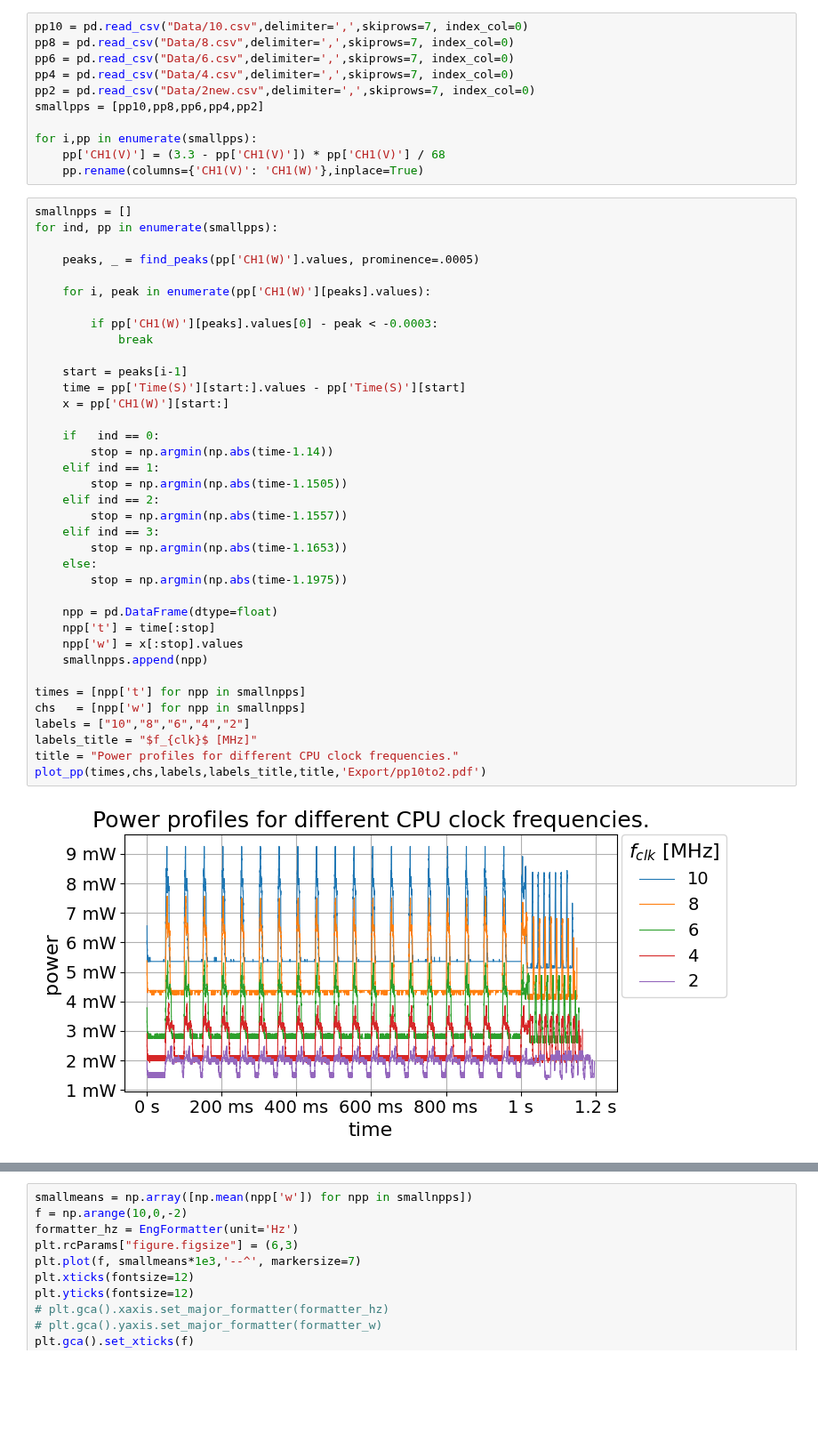
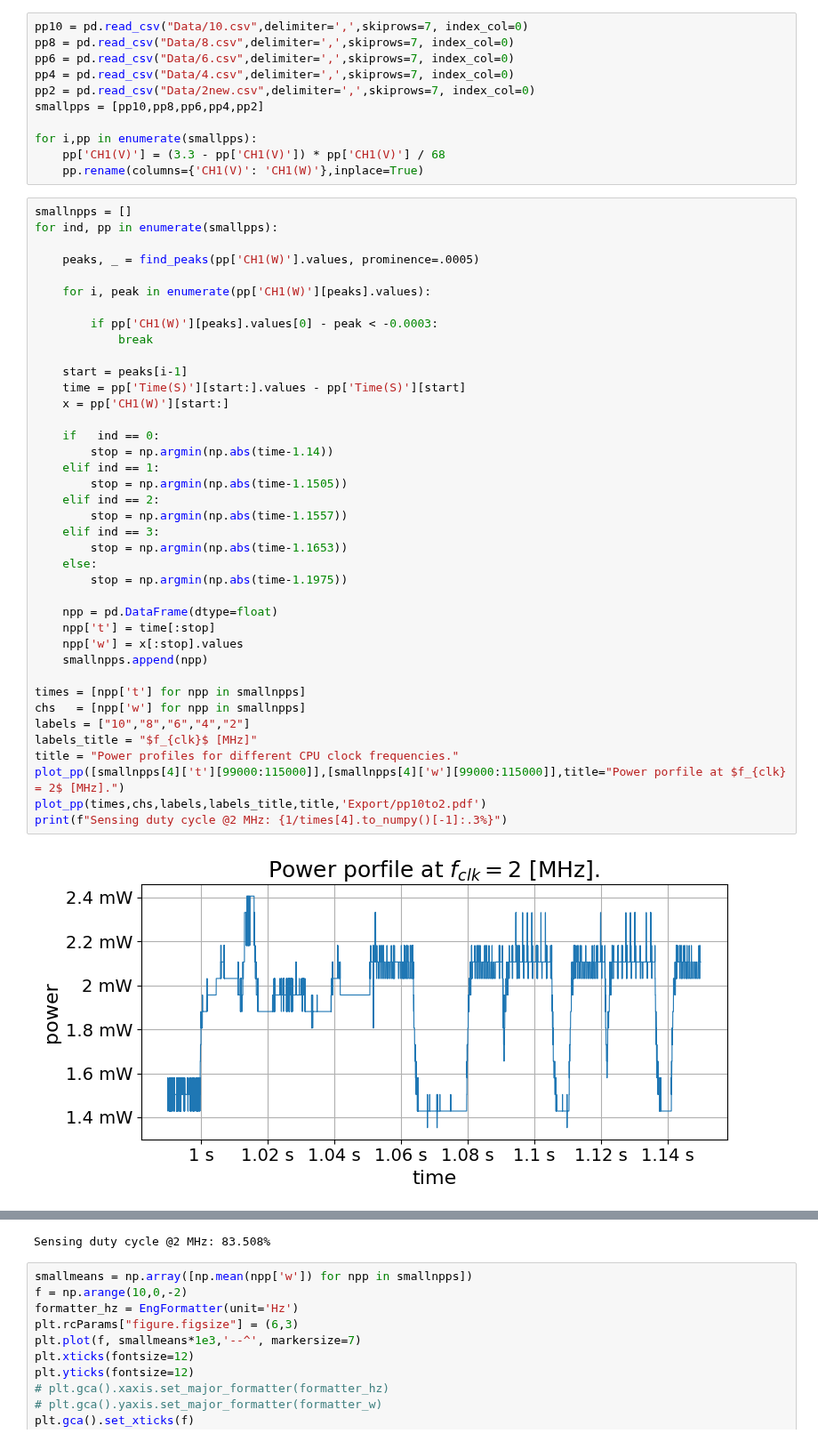
Before and after one commit to jucodavid/LELEC210X, a Jupyter notebook: mcu/report/frequency_reduction/Processing.ipynb, the cells around one changed output, grey strips where cells are left out. Shown at 89% size. Drawn from its saved outputs; the diff is of its cells as text; blank space fills up the shorter version.

```diff
--- a/mcu/report/frequency_reduction/Processing.ipynb
+++ b/mcu/report/frequency_reduction/Processing.ipynb
@@ -116,31 +120,33 @@ for ind, pp in enumerate(smallpps):
         if pp['CH1(W)'][peaks].values[0] - peak < -0.0003:
             break
 
     start = peaks[i-1]
     time = pp['Time(S)'][start:].values - pp['Time(S)'][start]
     x = pp['CH1(W)'][start:]
 
     if   ind == 0:
         stop = np.argmin(np.abs(time-1.14))
     elif ind == 1:
         stop = np.argmin(np.abs(time-1.1505))
     elif ind == 2:
         stop = np.argmin(np.abs(time-1.1557))
     elif ind == 3:
         stop = np.argmin(np.abs(time-1.1653))
     else:
         stop = np.argmin(np.abs(time-1.1975))
 
     npp = pd.DataFrame(dtype=float)
     npp['t'] = time[:stop]
     npp['w'] = x[:stop].values
     smallnpps.append(npp)
 
 times = [npp['t'] for npp in smallnpps]
 chs   = [npp['w'] for npp in smallnpps]
 labels = ["10","8","6","4","2"]
 labels_title = "$f_{clk}$ [MHz]"
 title = "Power profiles for different CPU clock frequencies."
+plot_pp([smallnpps[4]['t'][99000:115000]],[smallnpps[4]['w'][99000:115000]],title="Power porfile at $f_{clk} = 2$ [MHz].")
 plot_pp(times,chs,labels,labels_title,title,'Export/pp10to2.pdf')
+print(f"Sensing duty cycle @2 MHz: {1/times[4].to_numpy()[-1]:.3%}")
 # %% [output]
-[figure, old version]
+[figure, new version]
@@ -147,3 +154,4 @@ plot_pp(times,chs,labels,labels_title,title,'Export/pp10to2.pdf')
+Sensing duty cycle @2 MHz: 83.508%
 # %%
 smallmeans = np.array([np.mean(npp['w']) for npp in smallnpps])
 f = np.arange(10,0,-2)
```
Also changed, not shown: parts of 3 cells of this notebook, 15 other files.
